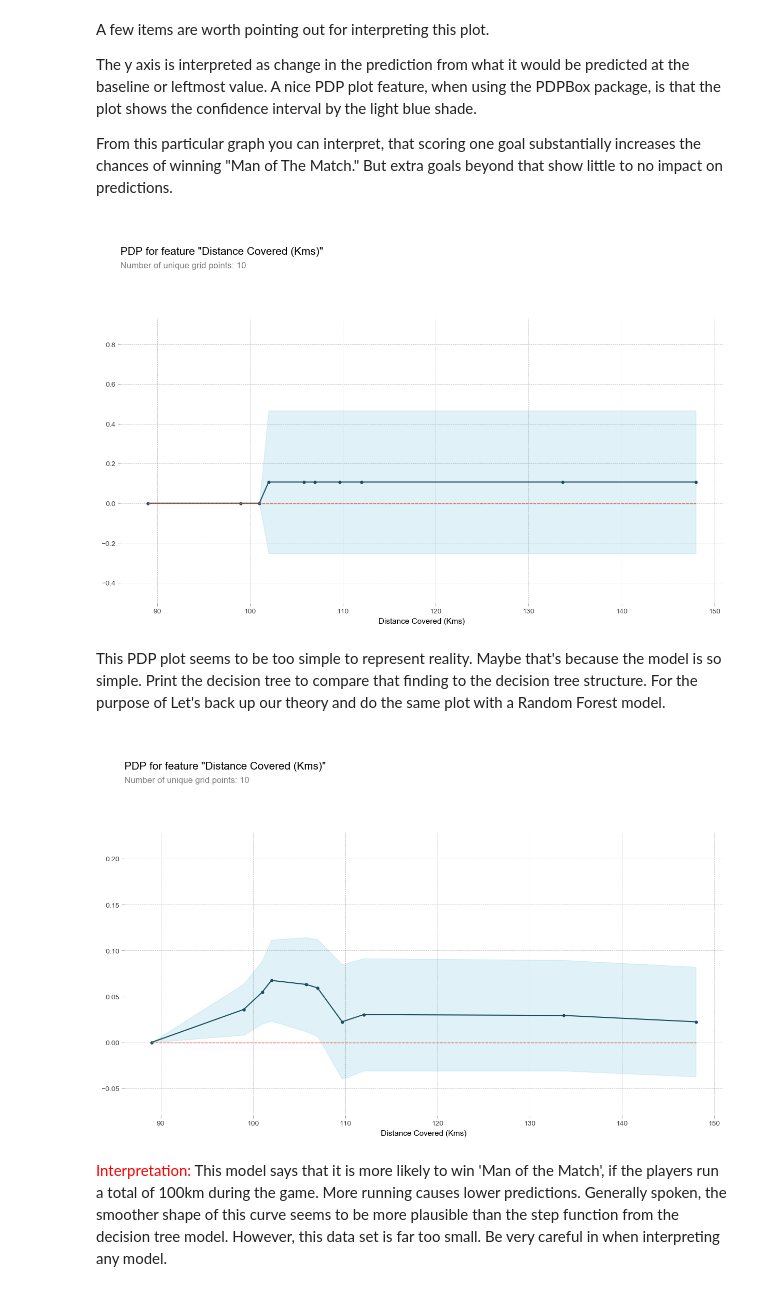
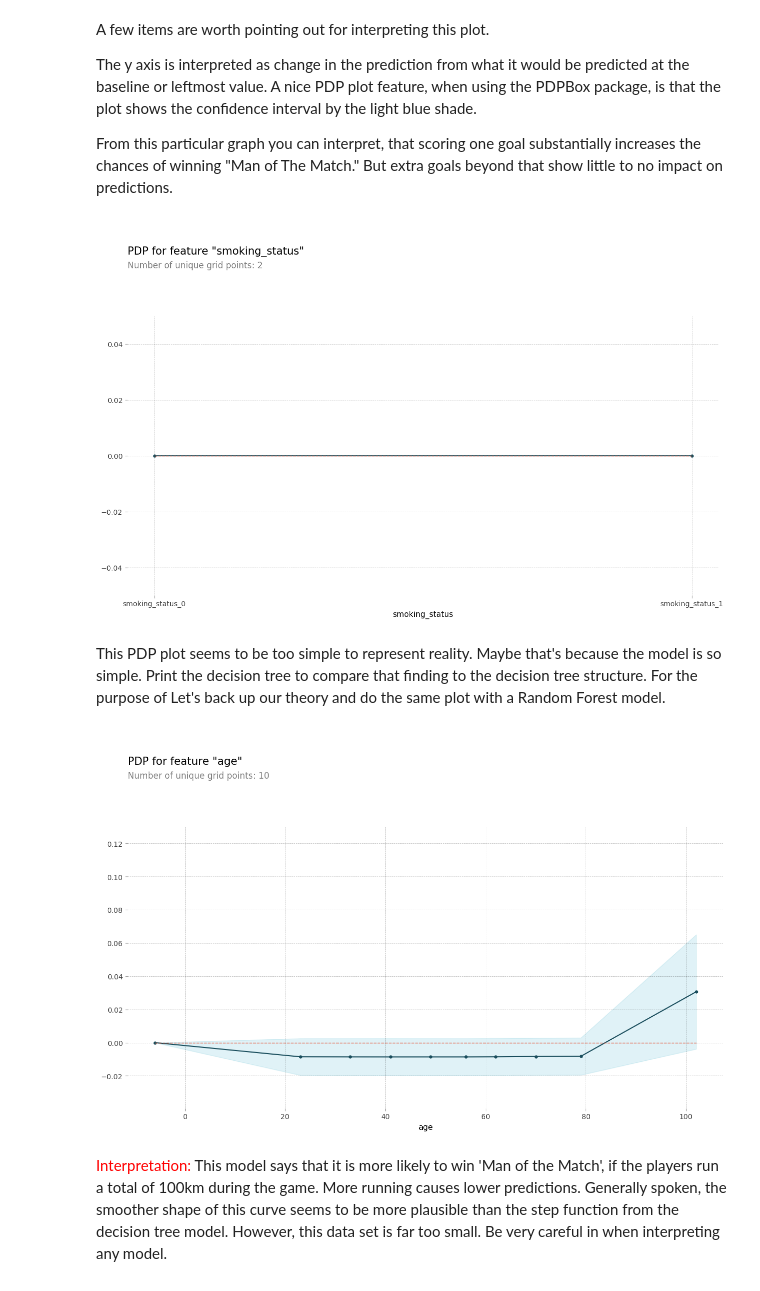
Before and after one commit to EstrixDS/AML, a Jupyter notebook: Ex9.PDP.and.ICE.ipynb, the cells around one changed output. Cells and saved outputs as stored; diff of their text form; code cells hidden in the pictures.

```diff
--- a/Ex9.PDP.and.ICE.ipynb
+++ b/Ex9.PDP.and.ICE.ipynb
@@ -82,6 +84,7 @@ warnings.filterwarnings('ignore')
 # %% [markdown]
 ## Load data set
 # %%
-data = pd.read_csv('./data/FIFA/FIFA.Statistics.2018.csv')
+data = pd.read_csv('./data/stroke_data.csv')
+print(len(data))
 data.head(3)
 # %% [output]
@@ -98,9 +101,13 @@ print(data.columns.tolist())
 # %% [markdown]
 ## Preprocessing
 # %%
+data = data.dropna()
 # Convert from string “Yes”/”No” to binary
-y = (data['Man of the Match'] == 'Yes')
-
+y = (data['stroke'])
+float_feature_names = [i for i in data.columns if data[i].dtype in [np.float]]
+for col in float_feature_names:
+     data[col] = data[col].astype('int64')
 feature_names = [i for i in data.columns if data[i].dtype in [np.int64]]
 
 x = data[feature_names]
+print(len(data))
@@ -110,7 +119,7 @@ x = data[feature_names]
 Start with a simple decision tree model.
 # %%
 train_x, val_x, train_y, val_y = train_test_split(x, y, random_state=1)
-tree_model = DecisionTreeClassifier(random_state=0, max_depth=5, min_samples_split=5).fit(train_x, train_y)
+tree_model = DecisionTreeClassifier(random_state=0, max_depth=2, min_samples_split=2).fit(train_x, train_y)
 # %% [markdown]
 ## Partial Dependence Plots (PDP)
 
@@ -132,19 +141,20 @@ A nice PDP plot feature, when using the PDPBox package, is that the plot shows t
 From this particular graph you can interpret, that scoring one goal substantially increases the chances of winning "Man of The Match."
 But extra goals beyond that show little to no impact on predictions.
 # %%
-feature_to_plot = 'Distance Covered (Kms)'
-pdp_dist = pdp.pdp_isolate(model=tree_model, dataset=val_x, model_features=feature_names, feature=feature_to_plot)
+feature_to_plot = 'smoking_status'
+pdp_smoking = pdp.pdp_isolate(model=tree_model, dataset=val_x, model_features=feature_names, feature=feature_to_plot)
 
-pdp.pdp_plot(pdp_dist, feature_to_plot)
+pdp.pdp_plot(pdp_smoking, feature_to_plot)
 plt.show()
 # %% [output]
-[figure, old version]
+[figure, new version]
 # %% [markdown]
 This PDP plot seems to be too simple to represent reality.
 Maybe that's because the model is so simple. Print the decision tree to compare that finding to the decision tree structure.
 For the purpose of
 Let's back up our theory and do the same plot with a Random Forest model.
 # %%
+feature_to_plot = 'age'
 # Build Random Forest model
 rf_model = RandomForestClassifier(random_state=0).fit(train_x, train_y)
 
@@ -153,7 +163,7 @@ pdp_dist = pdp.pdp_isolate(model=rf_model, dataset=val_x, model_features=feature
 pdp.pdp_plot(pdp_dist, feature_to_plot)
 plt.show()
 # %% [output]
-[figure, old version]
+[figure, new version]
 # %% [markdown]
 <font color=red>Interpretation:</font>
 This model says that it is more likely to win 'Man of the Match', if the players run a total of 100km during the game. More running causes lower predictions.
```
Also changed, not shown: parts of 7 cells of this notebook, 6 other files.
